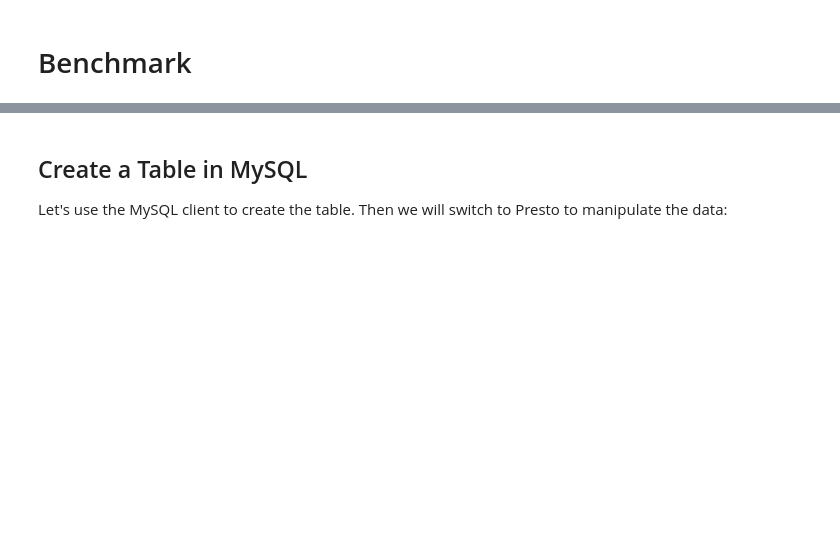
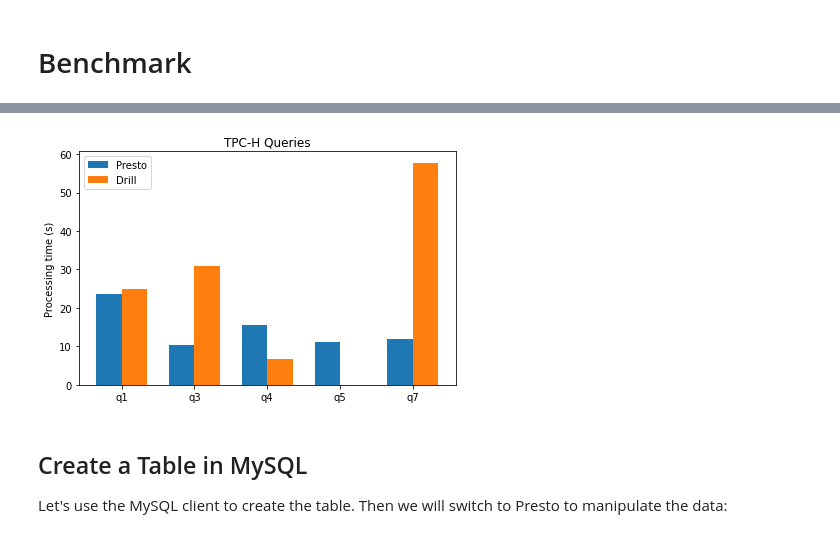
Before and after one commit to LaertNuhu/federated_queries_benchmark, a Jupyter notebook: benchmark/benchmark.ipynb, the cells around one changed output, grey strips where cells are left out. Saved outputs shown, nothing was run; the diff lists cells and outputs as text; code cells hidden in the pictures; blank space fills up the shorter version.

```diff
--- a/benchmark/benchmark.ipynb
+++ b/benchmark/benchmark.ipynb
@@ -198,0 +217,10 @@ benchmark(drill,query_dict["q1"],iterations=2)
+# %%
+drill_benchmark_results.append(benchmark(drill,query_dict["q3"],iterations=10))
+# %%
+drill_benchmark_results.append(benchmark(drill,query_dict["q4"],iterations=10))
+# %%
+drill = Drill(host='drill', port=8047)
+# drill_benchmark_results.append(benchmark(drill,query_dict["q5"],iterations=10))
+drill_benchmark_results.append(0)
+# %%
+drill_benchmark_results.append(benchmark(drill,query_dict["q7"],iterations=10))
@@ -199,3 +255,24 @@ benchmark(drill,query_dict["q1"],iterations=2)
+# %%
+import matplotlib.pyplot as plt
+import numpy as np
+labels = ["q1","q3","q4","q5","q7"]
+x = np.arange(len(labels))
+width = 0.35
+fig, ax = plt.subplots()
+rects1 = ax.bar(x - width/2, presto_benchmark_results, width, label='Presto')
+rects2 = ax.bar(x + width/2, drill_benchmark_results, width, label='Drill')
+
+ax.set_ylabel('Processing time (s)')
+ax.set_title('TPC-H Queries')
+ax.set_xticks(x)
+ax.set_xticklabels(labels)
+ax.legend()
+
+fig.tight_layout()
+
+plt.show()
+# %% [output]
+[figure, added]
 # %% [markdown]
 ## Create a Table in MySQL
 
```
Also changed, not shown: parts of 9 cells of this notebook, 13 other files.
